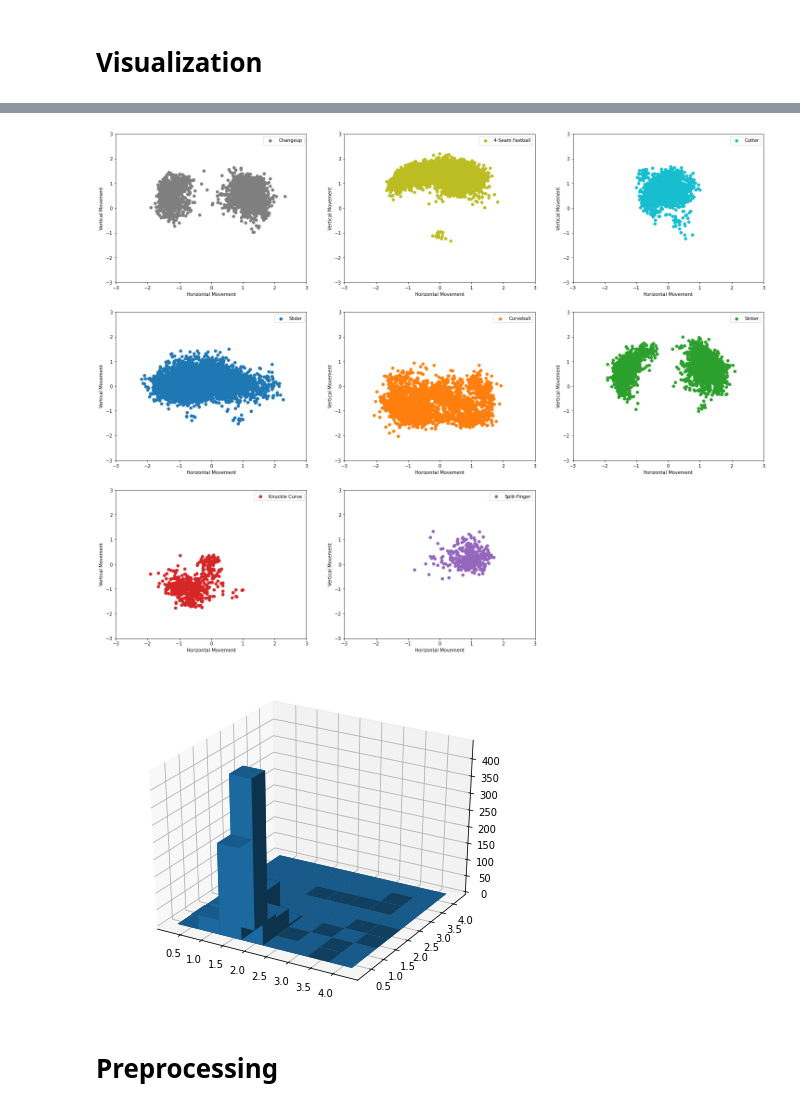
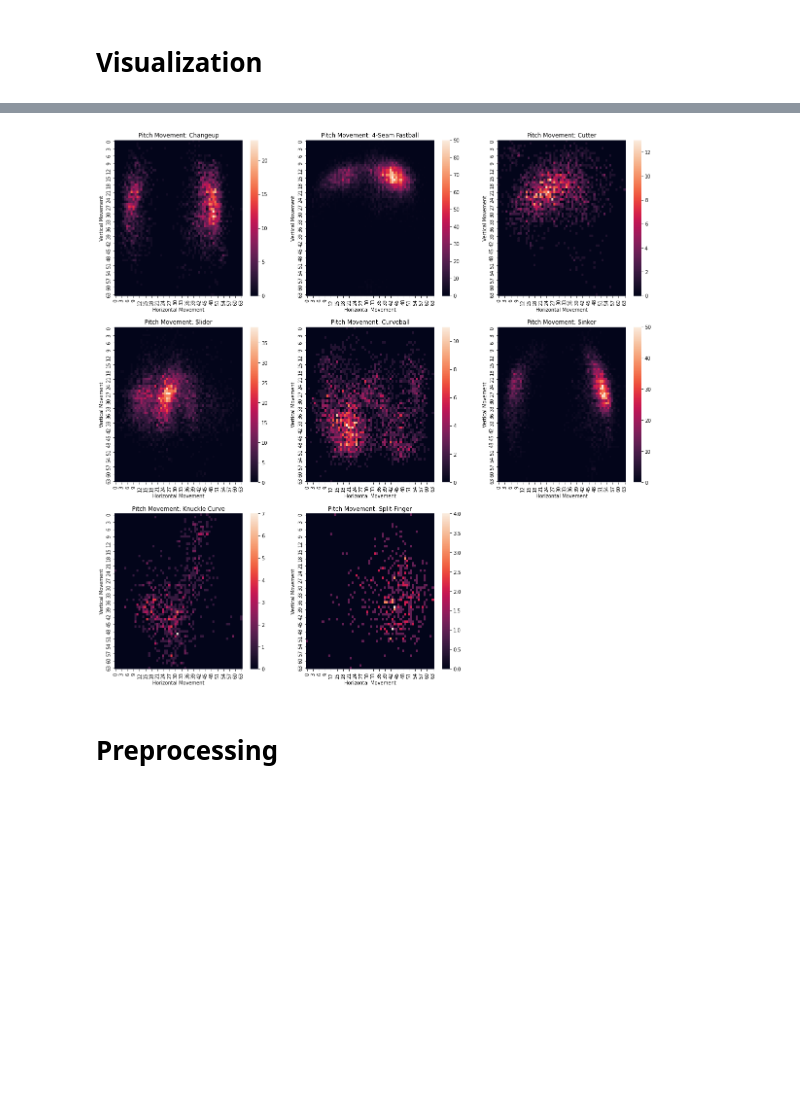
Before and after one commit to joshsalce/Pitch-Classifier-MLB-2022, a Jupyter notebook: Classifier_1.ipynb, the cells around one changed output, grey strips where cells are left out. Drawn from its saved outputs; the diff is of its cells as text; code cells hidden in the pictures; blank space fills up the shorter version.

```diff
--- a/Classifier_1.ipynb
+++ b/Classifier_1.ipynb
@@ -401,56 +519,25 @@ for i, val in enumerate(df.pitch_name.unique()):
-# %%
-# Pitch movement plots
-fig4 = plt.figure(figsize = (25,20))
-
-
-
-for i, val in enumerate(df.pitch_name.unique()):
-  c = next(colors)["color"]
-
-  ax4 = fig4.add_subplot(3, 3, i+1)
-
-  # Since it's from the catcher's perspective, we flip the movement in the x-axis to get a pitcher's perspective
-  ax4.scatter(df.pfx_x[df.pitch_name==val] * -1,df.pfx_z[df.pitch_name==val],label=val, color = c)
-
-  ax4.set_xlim(-3, 3)
-  ax4.set_ylim(-3, 3)
-  ax4.set_xlabel("Horizontal Movement")
-  ax4.set_ylabel("Vertical Movement")
-  ax4.legend()
-# %% [output]
-[figure, removed]
 # %%
-"""# 3D Scatterplot
-
-fig3_3D = plt.figure(figsize = (25,20))
-
-#colors = plt.rcParams["axes.prop_cycle"]()
-
+fig6 = plt.figure(figsize = (20,20))
 
 # For each of our variables of interest, generate a scatterplot of each pitch
 for i, val in enumerate(df.pitch_name.unique()):
-  #c = next(colors)["color"]
+  ax6 = fig5.add_subplot(3, 3, i+1)
 
-  ax5 = fig3_3D.add_subplot(3, 3, i+1, projection='3d')
+  # Generate 3D data, convert to NumPy 2D Array
+  # Flipped to match 2D Scatterplot for Movement
+  x = df.pfx_x[df.pitch_name==val] * -1
+  y = df.pfx_z[df.pitch_name==val] * -1
 
-  x = df['pfx_x'][df.pitch_name==val]
-  y = df['pfx_z'][df.pitch_name==val]
+  heatmap, xedges, yedges = np.histogram2d(y, x, bins=(64,64))
+  extent = [xedges[0], xedges[-1], yedges[0], yedges[-1]]
 
-  hist, xedges, yedges = np.histogram2d(x, y, bins=8, range=[[0, 4], [0, 4]])
-
-  xpos, ypos = np.meshgrid(xedges[:-1] + 0.25, yedges[:-1] + 0.25, indexing="ij")
-  xpos = xpos.ravel()
-  ypos = ypos.ravel()
-  zpos = 0
-
-  dx = dy = 0.5 * np.ones_like(zpos)
-  dz = hist.ravel()
-
-  ax5.bar3d(xpos, ypos, zpos, dx, dy, dz)
-  plt.show()
-"""
+  # Plot
+  sns.heatmap(heatmap)
+  ax6.set(title = f"Pitch Movement: {val}",
+          xlabel = 'Horizontal Movement',
+          ylabel = 'Vertical Movement')
 # %% [output]
-[figure, old version]
+[figure, new version]
 # %% [markdown]
 # Preprocessing
 # %% [markdown]
```
Also changed, not shown: parts of 21 cells of this notebook.
